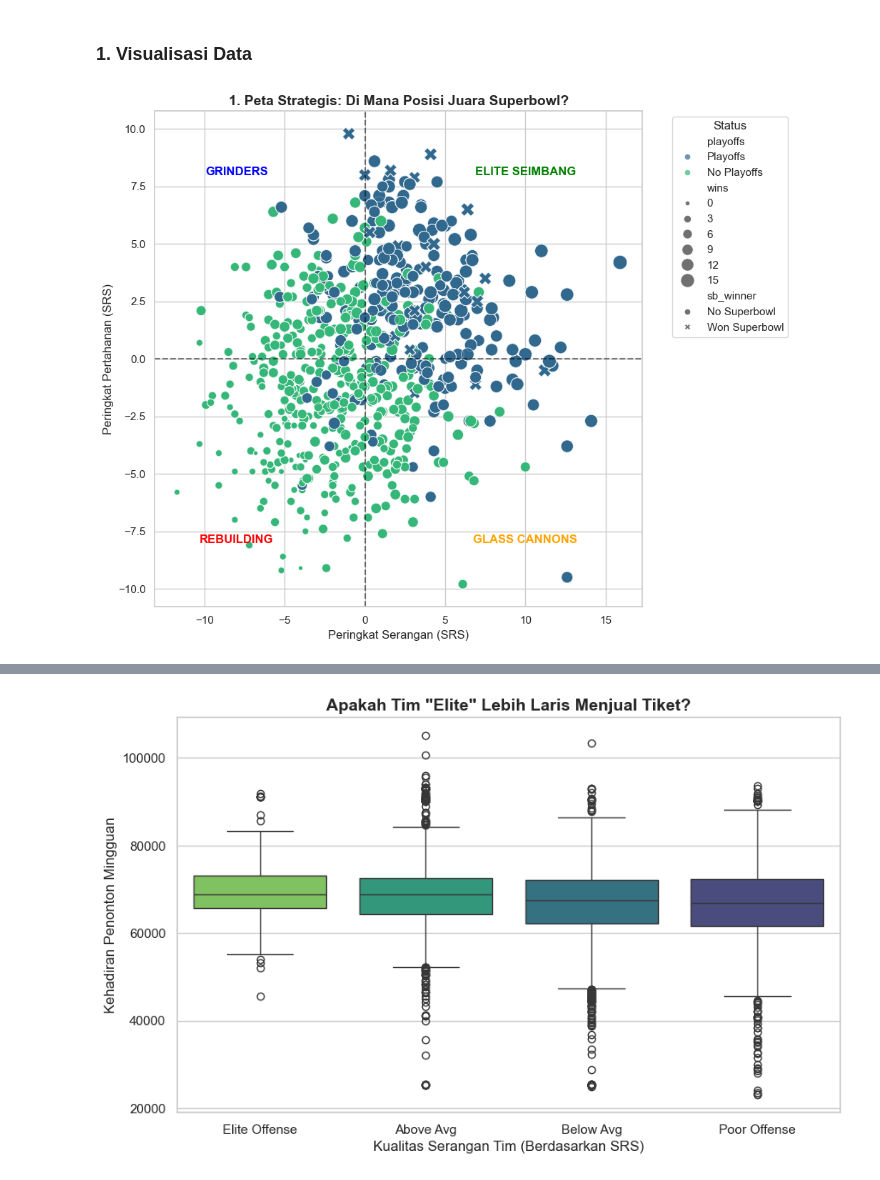
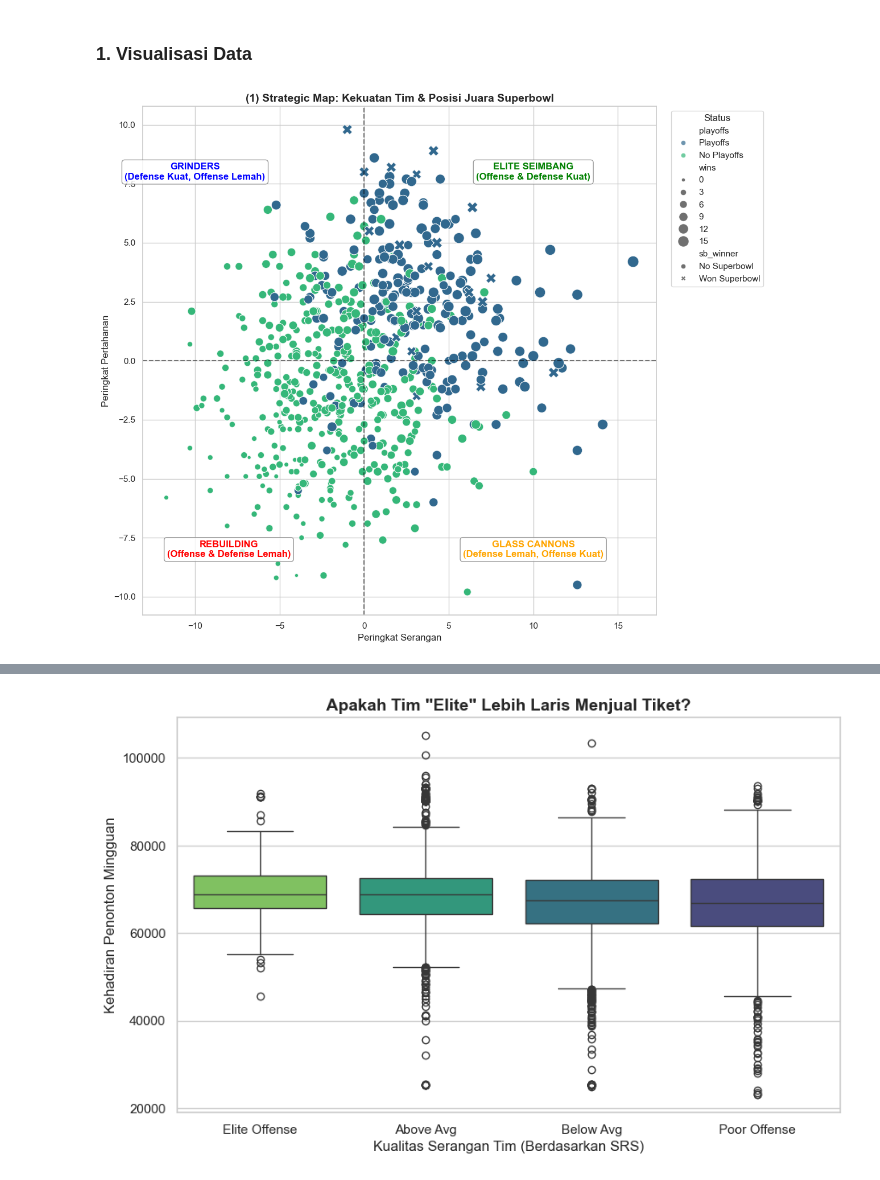
Before and after one commit to gacoanphilia/final-project, a Jupyter notebook: notebooks/final-project.ipynb, the cells around one changed output, grey strips where cells are left out. Drawn from its saved outputs; the diff is of its cells as text; code cells hidden in the pictures.

```diff
--- a/notebooks/final-project.ipynb
+++ b/notebooks/final-project.ipynb
@@ -441,34 +440,48 @@ nfl.to_csv(processed_path, index = False)
 # %% [markdown]
 ### 1. Visualisasi Data
 # %%
-plt.figure(figsize=(10, 8))
+plt.figure(figsize=(12, 10))
 
 sns.scatterplot(
     data=nfl,
     x='offensive_ranking',
     y='defensive_ranking',
     hue='playoffs',
     style='sb_winner',
     size='wins',
     sizes=(20, 200),
     palette='viridis',
     alpha=0.7
 )
 
 plt.axvline(0, color='black', linestyle='--', alpha=0.5)
 plt.axhline(0, color='black', linestyle='--', alpha=0.5)
-plt.text(10, 8, 'ELITE SEIMBANG', color='green', ha='center', weight='bold')
-plt.text(-8, -8, 'REBUILDING', color='red', ha='center', weight='bold')
-plt.text(10, -8, 'GLASS CANNONS', color='orange', ha='center', weight='bold')
-plt.text(-8, 8, 'GRINDERS', color='blue', ha='center', weight='bold')
 
-plt.title('1. Peta Strategis: Di Mana Posisi Juara Superbowl?', fontsize=14, fontweight='bold')
-plt.xlabel('Peringkat Serangan (SRS)')
-plt.ylabel('Peringkat Pertahanan (SRS)')
-plt.legend(title='Status', bbox_to_anchor=(1.05, 1), loc='upper left')
+bbox_props = dict(boxstyle="round,pad=0.3", fc="white", ec="gray", alpha=0.8)
+
+plt.text(10, 8,
+         'ELITE SEIMBANG\n(Offense & Defense Kuat)',
+         color='green', ha='center', va='center', weight='bold', bbox=bbox_props)
+
+plt.text(10, -8,
+         'GLASS CANNONS\n(Defense Lemah, Offense Kuat)',
+         color='orange', ha='center', va='center', weight='bold', bbox=bbox_props)
+
+plt.text(-10, 8,
+         'GRINDERS\n(Defense Kuat, Offense Lemah)',
+         color='blue', ha='center', va='center', weight='bold', bbox=bbox_props)
+
+plt.text(-8, -8,
+         'REBUILDING\n(Offense & Defense Lemah)',
+         color='red', ha='center', va='center', weight='bold', bbox=bbox_props)
+
+plt.title('(1) Strategic Map: Kekuatan Tim & Posisi Juara Superbowl', fontsize=14, fontweight='bold')
+plt.xlabel('Peringkat Serangan')
+plt.ylabel('Peringkat Pertahanan')
+plt.legend(title='Status', bbox_to_anchor=(1.02, 1), loc='upper left')
 
 plt.tight_layout()
 plt.show()
 # %% [output]
-[figure, old version]
+[figure, new version]
 # %% [markdown]
```
Also changed, not shown: parts of 12 cells of this notebook.
